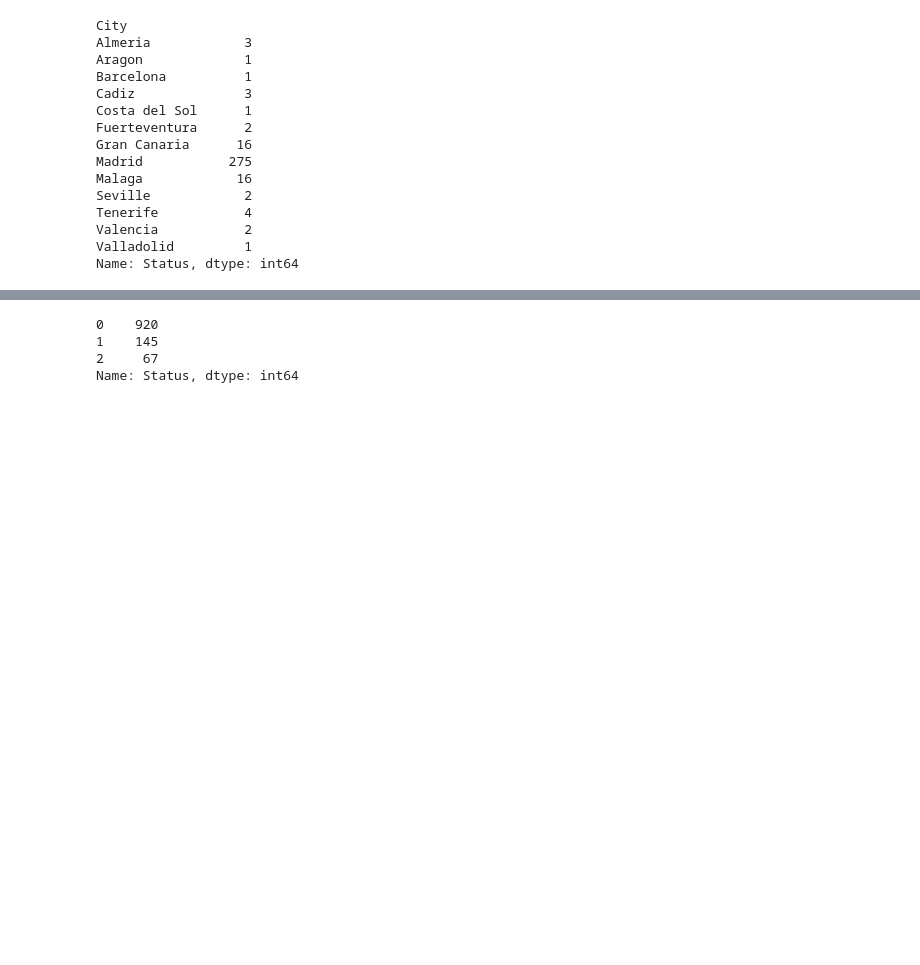
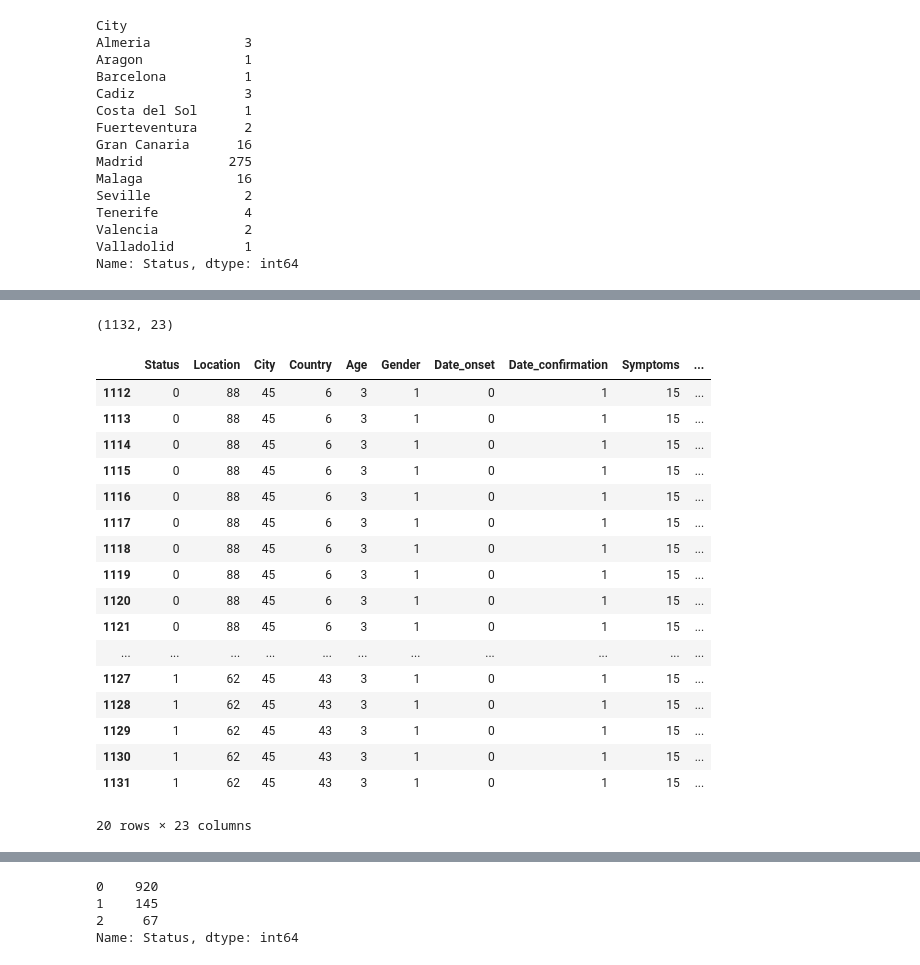
Before and after one commit to olayemexcel/monkeypoxPrediction, a Jupyter notebook: Stage3_Monkeypox_ML.ipynb, the cells around one changed output, grey strips where cells are left out. Cells and saved outputs as stored; diff of their text form; code cells hidden in the pictures; blank space fills up the shorter version.

```diff
--- a/Stage3_Monkeypox_ML.ipynb
+++ b/Stage3_Monkeypox_ML.ipynb
@@ -210 +117,31 @@ df_mkp.shape
+# %%
+# Drop unwanted features from the DataFrame
+df_mkp.drop("difference", axis=1, inplace=True)
+# %%
+# Check number of columns and rows
+df_mkp.shape
+# %% [output]
+(1132, 23)
+# %%
+# Display  first 20 dataset from backward
+df_mkp.tail(20)
+# %% [output]
+|  | Status | Location | City | Country | Age | Gender | Date_onset | Date_confirmation | Symptoms | ... |
+| 1112 | 0 | 88 | 45 | 6 | 3 | 1 | 0 | 1 | 15 | ... |
+| 1113 | 0 | 88 | 45 | 6 | 3 | 1 | 0 | 1 | 15 | ... |
+| 1114 | 0 | 88 | 45 | 6 | 3 | 1 | 0 | 1 | 15 | ... |
+| 1115 | 0 | 88 | 45 | 6 | 3 | 1 | 0 | 1 | 15 | ... |
+| 1116 | 0 | 88 | 45 | 6 | 3 | 1 | 0 | 1 | 15 | ... |
+| 1117 | 0 | 88 | 45 | 6 | 3 | 1 | 0 | 1 | 15 | ... |
+| 1118 | 0 | 88 | 45 | 6 | 3 | 1 | 0 | 1 | 15 | ... |
+| 1119 | 0 | 88 | 45 | 6 | 3 | 1 | 0 | 1 | 15 | ... |
+| 1120 | 0 | 88 | 45 | 6 | 3 | 1 | 0 | 1 | 15 | ... |
+| 1121 | 0 | 88 | 45 | 6 | 3 | 1 | 0 | 1 | 15 | ... |
+| ... | ... | ... | ... | ... | ... | ... | ... | ... | ... | ... |
+| 1127 | 1 | 62 | 45 | 43 | 3 | 1 | 0 | 1 | 15 | ... |
+| 1128 | 1 | 62 | 45 | 43 | 3 | 1 | 0 | 1 | 15 | ... |
+| 1129 | 1 | 62 | 45 | 43 | 3 | 1 | 0 | 1 | 15 | ... |
+| 1130 | 1 | 62 | 45 | 43 | 3 | 1 | 0 | 1 | 15 | ... |
+| 1131 | 1 | 62 | 45 | 43 | 3 | 1 | 0 | 1 | 15 | ... |
+20 rows × 23 columns
 # %%
```
Also changed, not shown: parts of 22 cells of this notebook, 9 other files.
